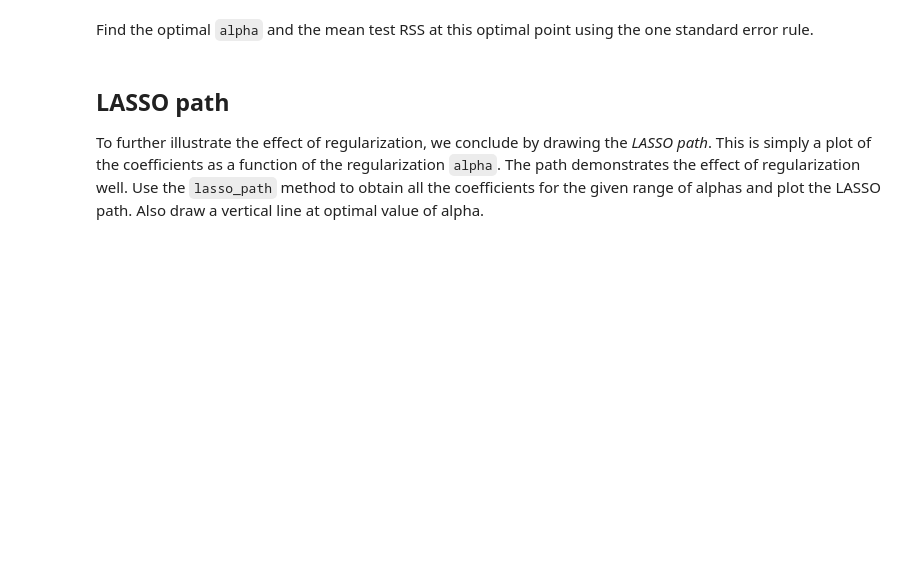
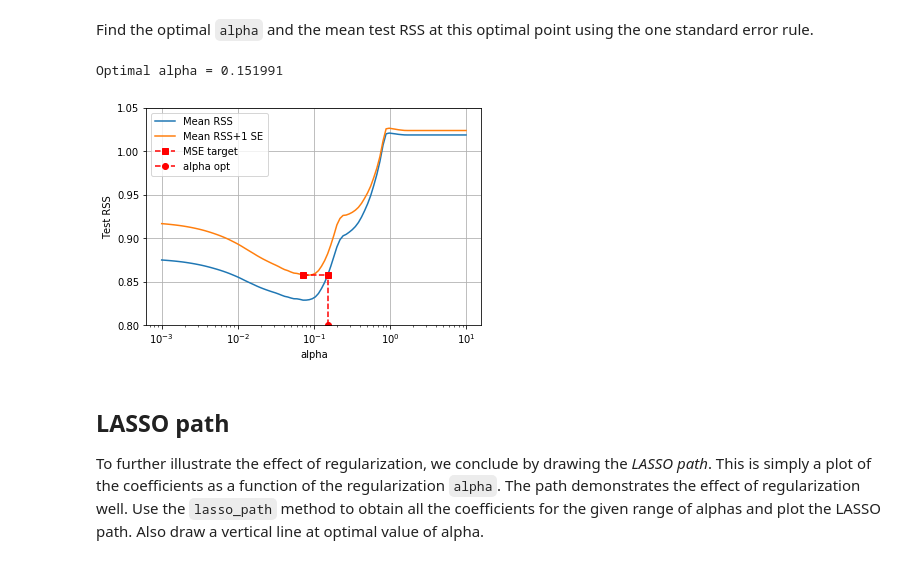
Before and after one commit to scwsdhr/9123_introml, a Jupyter notebook: 04/lab03b_student-performance_LASSO.ipynb, the cells around one changed output. Saved outputs shown, nothing was run; the diff lists cells and outputs as text; code cells hidden in the pictures; blank space fills up the shorter version.

```diff
--- a/04/lab03b_student-performance_LASSO.ipynb
+++ b/04/lab03b_student-performance_LASSO.ipynb
@@ -188,3 +260,35 @@ Find the optimal `alpha` and the mean test RSS at this optimal point using the o
+# %%
+# TO DO
+# Find the minimum MSE and MSE target
+imin = np.argmin(RSS_mean)
+RSS_tgt = RSS_mean[imin] + RSS_std[imin]
+alpha_min = alphas[imin]
+
+# Find the least complex model with mse_mean < mse_tgt
+I = np.where(RSS_mean < RSS_tgt)[0]
+iopt = I[-1]
+alpha_opt = alphas[iopt]
+print("Optimal alpha = %f" % alpha_opt)
+
+# Plot the mean MSE and the mean MSE + 1 std dev
+plt.semilogx(alphas, RSS_mean)
+plt.semilogx(alphas, RSS_mean+RSS_std)
+
+# Plot the MSE target
+plt.semilogx([alpha_min, alpha_opt], [RSS_tgt, RSS_tgt], 'rs--')
+
+# Plot the optimal alpha line
+plt.semilogx([alpha_opt, alpha_opt], [0.8, RSS_mean[iopt]], 'ro--')
+
+plt.legend(['Mean RSS', 'Mean RSS+1 SE', 'MSE target', 'alpha opt'],loc='upper left')
+plt.xlabel('alpha')
+plt.ylabel('Test RSS')
+plt.ylim([0.8, 1.05])
+plt.grid()
+plt.show()
+# %% [output]
+Optimal alpha = 0.151991
+[figure, added]
 # %% [markdown]
 ## LASSO path
 
```
Also changed, not shown: parts of 12 cells of this notebook.
